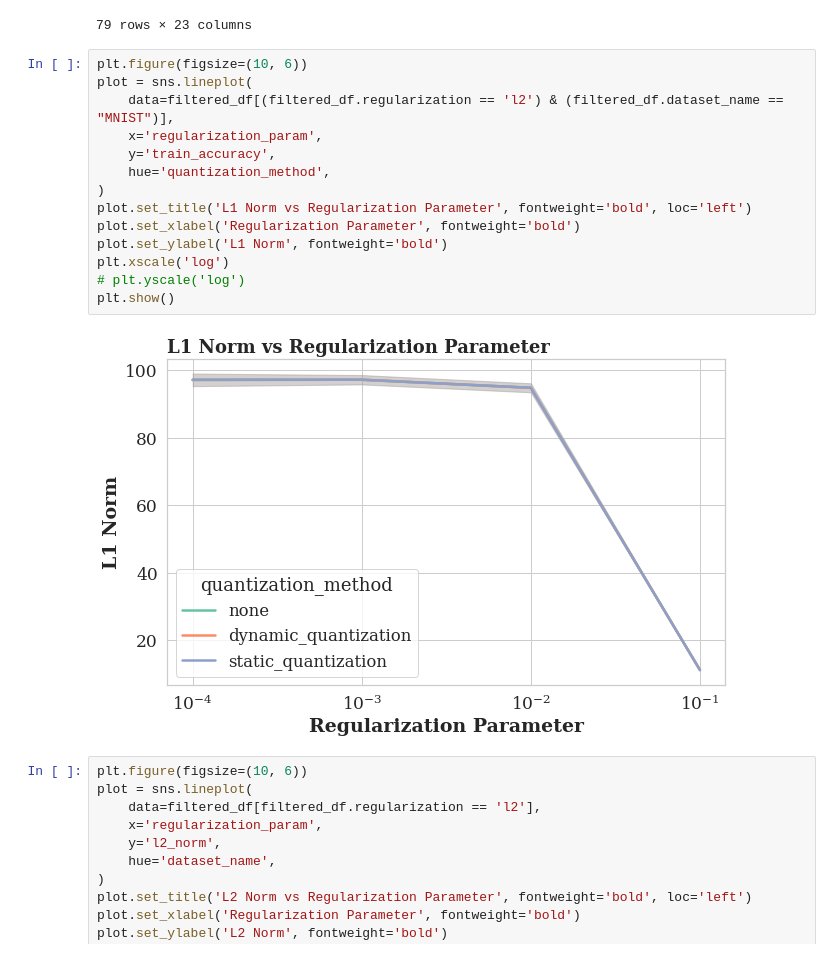
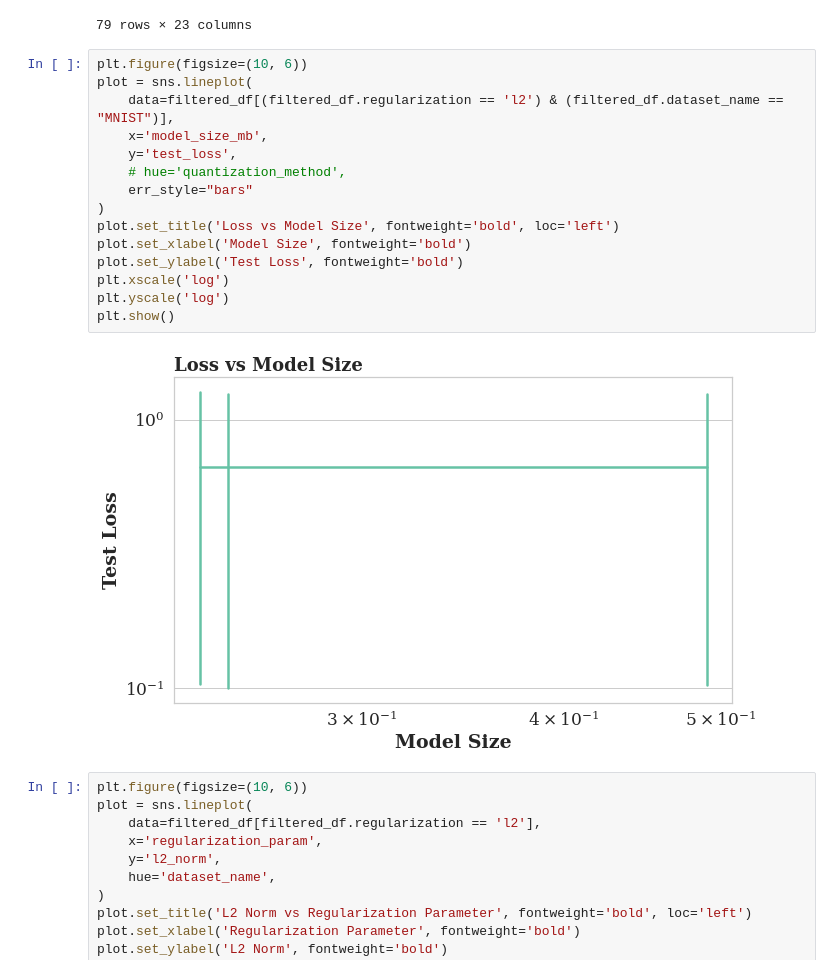
Before and after one commit to ishapira1/TinyML-RegulizationAndQuantization, a Jupyter notebook: notebooks/visualize.ipynb, the cells around one changed output. Saved outputs shown, nothing was run; the diff lists cells and outputs as text.

```diff
--- a/notebooks/visualize.ipynb
+++ b/notebooks/visualize.ipynb
@@ -54,19 +54,20 @@ filtered_df
 # %%
 plt.figure(figsize=(10, 6))
 plot = sns.lineplot(
     data=filtered_df[(filtered_df.regularization == 'l2') & (filtered_df.dataset_name == "MNIST")],
-    x='regularization_param',
-    y='train_accuracy',
-    hue='quantization_method',
+    x='model_size_mb',
+    y='test_loss',
+    # hue='quantization_method',
+    err_style="bars"
 )
-plot.set_title('L1 Norm vs Regularization Parameter', fontweight='bold', loc='left')
-plot.set_xlabel('Regularization Parameter', fontweight='bold')
-plot.set_ylabel('L1 Norm', fontweight='bold')
+plot.set_title('Loss vs Model Size', fontweight='bold', loc='left')
+plot.set_xlabel('Model Size', fontweight='bold')
+plot.set_ylabel('Test Loss', fontweight='bold')
 plt.xscale('log')
-# plt.yscale('log')
+plt.yscale('log')
 plt.show()
 # %% [output]
-[figure, old version]
+[figure, new version]
 # %%
 plt.figure(figsize=(10, 6))
 plot = sns.lineplot(
```
Also changed, not shown: 9 other files.
